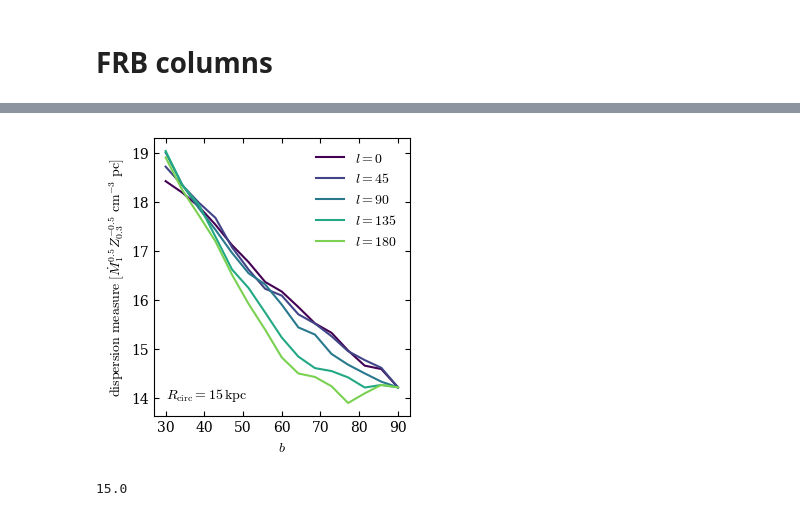
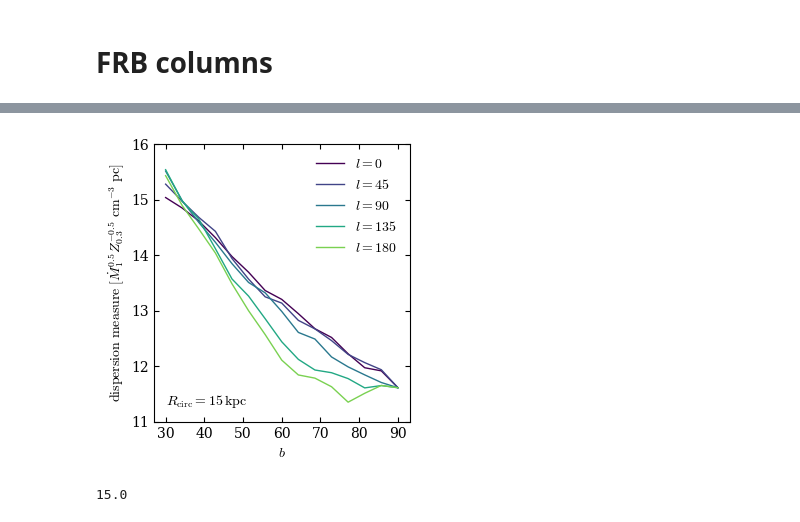
Before and after one commit to JonathanSternAstro/gizmo_analysis, a Jupyter notebook: ipynb/subsonic_solution/observables.ipynb, the cells around one changed output, grey strips where cells are left out. Cells and saved outputs as stored; diff of their text form; code cells hidden in the pictures.

```diff
--- a/ipynb/subsonic_solution/observables.ipynb
+++ b/ipynb/subsonic_solution/observables.ipynb
@@ -435,2 +427,6 @@ cm
 # %% [markdown]
 # FRB columns
+# %%
+ds_MW = yt.load(directory+"snapshot_071.hdf5")
+ds_Rcirc10 = yt.load(directory+"snapshot_155.hdf5")
+xs = np.linspace(-200,200,400)
@@ -437,6 +448,5 @@ cm
 # %%
-ds = dss[0] #Milky Way
+ds = ds_MW
 region = ds.r[-200:200:400j, -200:200:400j, -200:200:400j]
-xs = np.linspace(-200,200,400)
 n_elec = region[("gas","El_number_density")]
 Ts = region[("gas","temperature")]
@@ -442,0 +457,5 @@ Ts = region[("gas","temperature")]
+# %%
+ds2 = ds_Rcirc10
+region2 = ds2.r[-200:200:400j, -200:200:400j, -200:200:400j]
+n_elec2 = region2[("gas","El_number_density")]
+Ts2 = region2[("gas","temperature")]
@@ -450,31 +474,37 @@ dl = ray_length / Npoints
 start_loc = center+sun_offset
 bs = np.linspace(np.pi/6,np.pi/2,15)
 ls = np.linspace(0,np.pi,5)
-DM = {}
+DM = {},{}
 for l in ls:
-    DM[l] = np.zeros(bs.shape)
+    DM[0][l] = np.zeros(bs.shape)
+    DM[1][l] = np.zeros(bs.shape)
     for ib,b in enumerate(bs):
         phi,theta = l, np.pi/2-b
         unit_vector = np.array([np.sin(theta)*np.cos(phi),np.sin(theta)*np.sin(phi), np.cos(theta)])
         end_loc = start_loc + ray_length * unit_vector
         points = np.array([(end_loc - start_loc) / Npoints * i for i in np.arange(Npoints)]) + start_loc
-        interpolated_n_elec = scipy.interpolate.interpn((xs,xs,xs),n_elec,points)
-        interpolated_Ts = scipy.interpolate.interpn((xs,xs,xs),Ts,points)
-        DM[l][ib] = (interpolated_n_elec * (interpolated_Ts>1e6)).sum()*dl
+        for isim,ds in enumerate(dss):
+            interpolated_n_elec = scipy.interpolate.interpn((xs,xs,xs),(n_elec,n_elec2)[isim],points)
+            interpolated_Ts = scipy.interpolate.interpn((xs,xs,xs),(Ts,Ts2)[isim],points)
+            DM[isim][l][ib] = (interpolated_n_elec * (interpolated_Ts>1e6)).sum()*dl
 # %%
 pl.figure(figsize=(3.5,3.6))
 ax = pl.subplot(111)
 pl.subplots_adjust(left=0.17)
-for il,l in enumerate(ls):
-    pl.plot(bs/np.pi*180,DM[l]*1000,label=r'$l=%d$'%(l/np.pi*180),c=pl.get_cmap('viridis')(il/len(ls)))
+for isim,ds in enumerate(dss[:1]):
+    norm = (1.5**0.5,2.7**0.5 * (0.1/0.3)**-0.5)[isim]
+    for il,l in enumerate(ls):
+        pl.plot(bs/np.pi*180,DM[isim][l]*1000/norm,label=r'$l=%d$'%(l/np.pi*180),
+                lw=(1,0.5)[isim],ls=('-',':')[isim],c=pl.get_cmap('viridis')(il/len(ls)))
 pl.xlabel(r'$b$')
 pl.ylabel(r'${\rm dispersion~measure}\ [\dot{M}_1^{0.5}Z_{0.3}^{-0.5}\ {\rm cm}^{-3}\ {\rm pc}]$')
 ax.xaxis.set_major_locator(ticker.MultipleLocator(10))
 pl.legend(frameon=False)
-pl.text(30,14,r'$R_{\rm circ}=15\,{\rm kpc}$')
+pl.text(30,11.3,r'$R_{\rm circ}=15\,{\rm kpc}$')
+pl.ylim(11,16)
 pl.savefig(figdir+'FRB_DM.pdf')
 # %% [output]
-[figure, old version]
+[figure, new version]
 # %%
 1e-3*15*3e21/3e18
 # %% [output]
```
Also changed, not shown: parts of 23 cells of this notebook.
